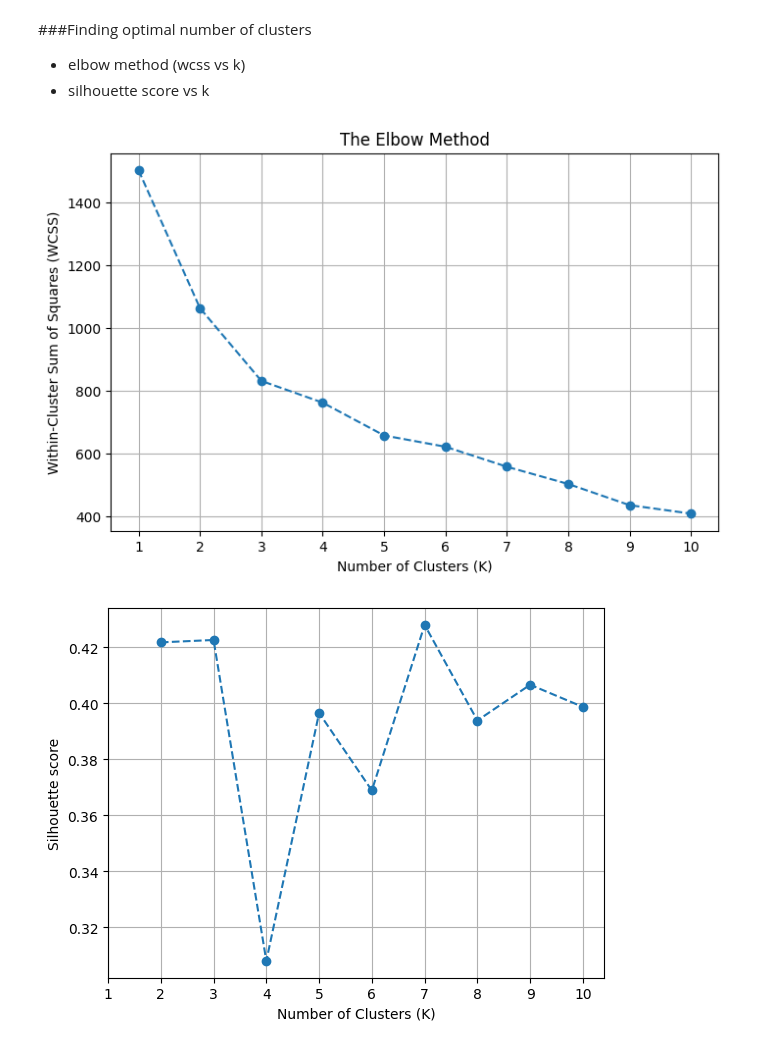
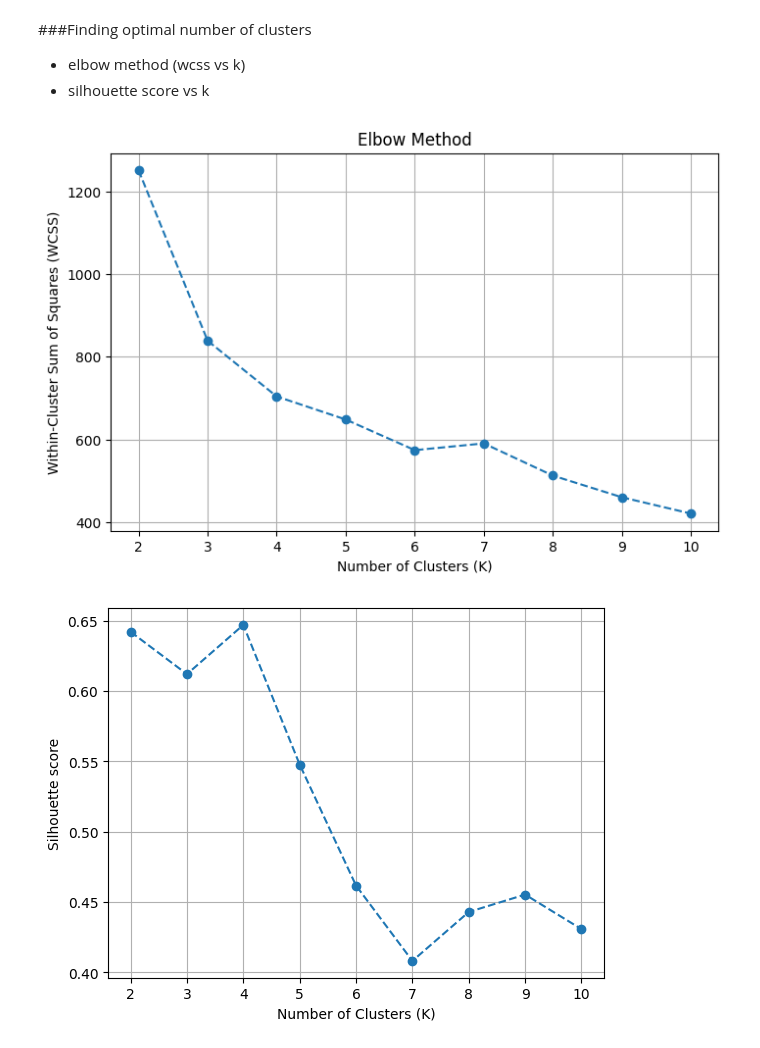
Before and after one commit to hana-4/mrm, a Jupyter notebook: clustering/task10.ipynb, the cells around one changed output. Cells and saved outputs as stored; diff of their text form; code cells hidden in the pictures.

```diff
--- a/clustering/task10.ipynb
+++ b/clustering/task10.ipynb
@@ -63,8 +67,6 @@ def zscore_normalise_features(x):
     x_norm=(x-mu)/sd
     return mu,sd,x_norm
 mu,sd,df=zscore_normalise_features(df)
-# %%
-df=df.to_numpy()
 # %% [markdown]
 #### Initialising centroids using K++
 # %%
@@ -174,9 +176,10 @@ def silhouette_score(x, k, idx, centroids):
 
     return silhouette_score
 # %%
-max_iters=15
+max_iters=3
 def run_kMeans(X, K, max_iters=15, plot_progress=True):
     centroids = init_centroids(X,K)
+    #print(centroids)
     m, n = X.shape
 
     WCSS=[]
@@ -194,22 +197,22 @@ def run_kMeans(X, K, max_iters=15, plot_progress=True):
 # %%
 sil_score=[]
 wcss_arr=[]
-for i in range(1,11):
-    centroids,idx,WCSS=run_kMeans(df,i)
-    sil_score.append(silhouette_score(df,i,idx,centroids))
-    wcss_arr.append(wcss(df,idx,centroids))
+for i in range(2,11):
+    centroids,idx,WCSS=run_kMeans(X=df.to_numpy(),K=i)
+    sil_score.append(silhouette_score(df.to_numpy(),i,idx,centroids))
+    wcss_arr.append(wcss(df.to_numpy(),idx,centroids))
 # %%
-K_range = range(1, 11)
+K_range = range(2, 11)
 plt.figure(figsize=(8, 5))
 plt.plot(K_range, wcss_arr, marker='o', linestyle='--')
-plt.title('The Elbow Method')
+plt.title('Elbow Method')
 plt.xlabel('Number of Clusters (K)')
 plt.ylabel('Within-Cluster Sum of Squares (WCSS)')
 plt.xticks(K_range)
 plt.grid(True)
 plt.show()
 # %% [output]
-[figure, old version]
+[figure, new version]
 # %%
 plt.plot(K_range, sil_score, marker='o', linestyle='--')
 plt.xlabel('Number of Clusters (K)')
@@ -218,5 +221,5 @@ plt.xticks(K_range)
 plt.grid(True)
 plt.show()
 # %% [output]
-[figure, old version]
+[figure, new version]
 # %%
```
Also changed, not shown: parts of 32 cells of this notebook.
